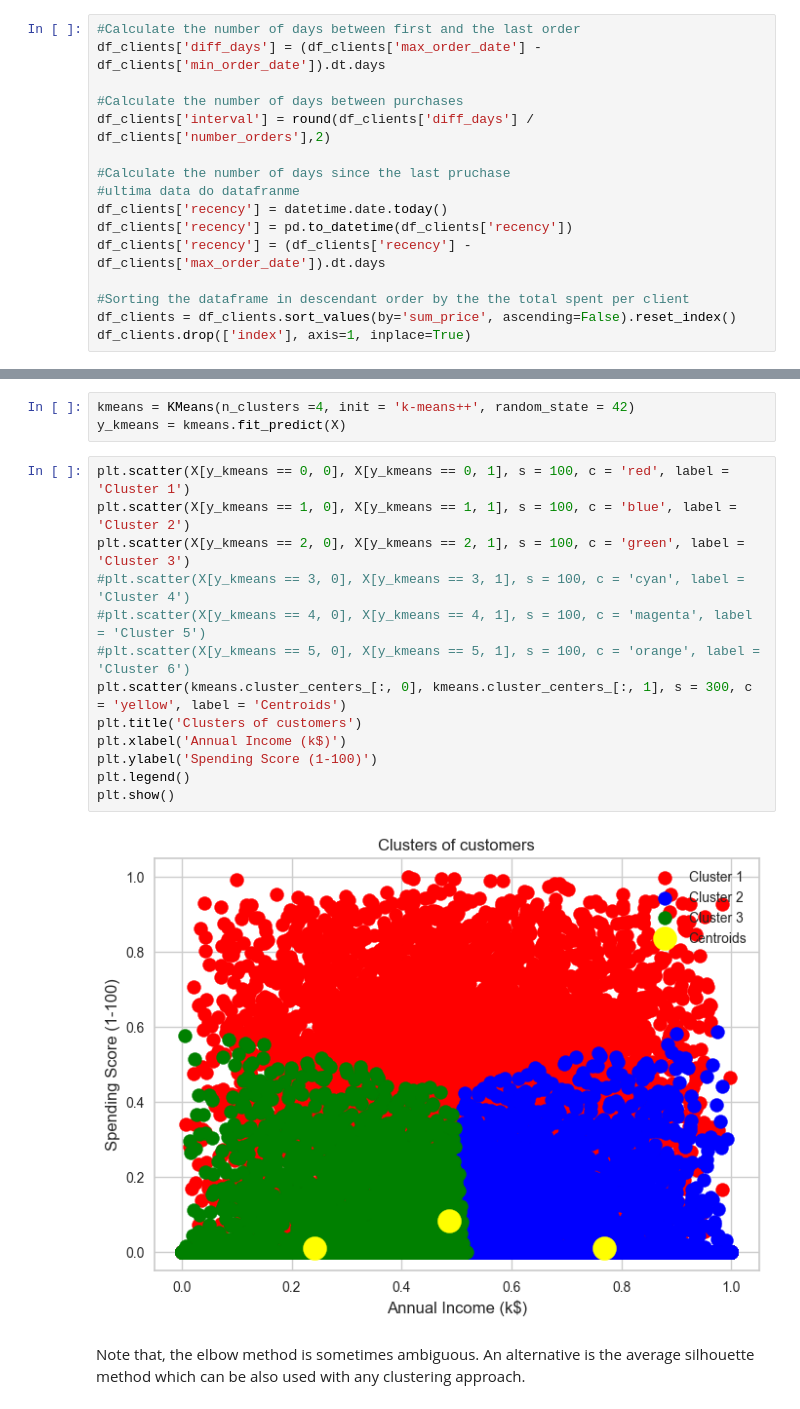
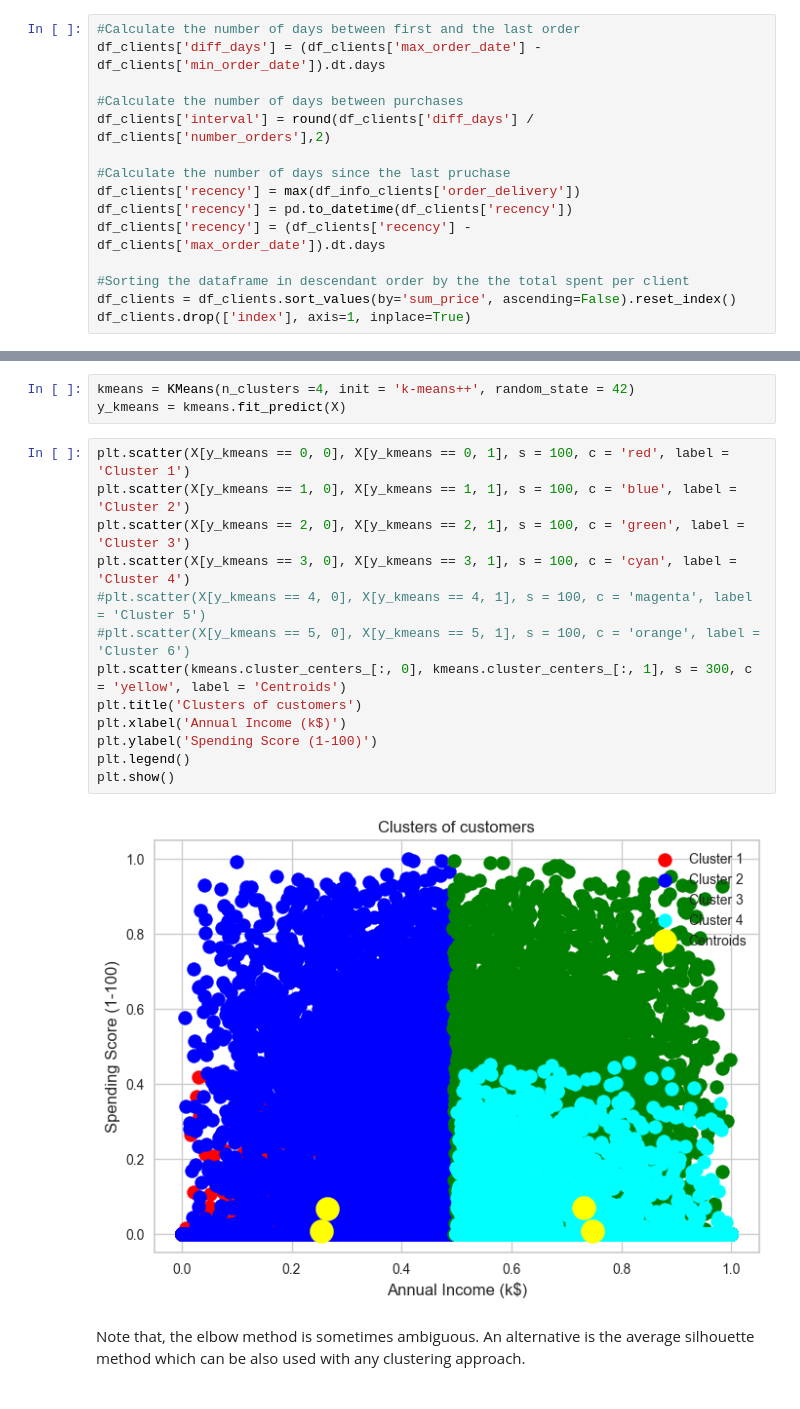
Before and after one commit to barbarafarah/clustering-clients, a Jupyter notebook: classifyng-customers.ipynb, the cells around one changed output, grey strips where cells are left out. Cells and saved outputs as stored; diff of their text form.

```diff
--- a/classifyng-customers.ipynb
+++ b/classifyng-customers.ipynb
@@ -222,8 +232,7 @@ df_clients['diff_days'] = (df_clients['max_order_date'] - df_clients['min_order_
 df_clients['interval'] = round(df_clients['diff_days'] / df_clients['number_orders'],2)
 
 #Calculate the number of days since the last pruchase
-#ultima data do datafranme
-df_clients['recency'] = datetime.date.today()
+df_clients['recency'] = max(df_info_clients['order_delivery'])
 df_clients['recency'] = pd.to_datetime(df_clients['recency'])
 df_clients['recency'] = (df_clients['recency'] - df_clients['max_order_date']).dt.days
 
@@ -625,18 +660,18 @@ y_kmeans = kmeans.fit_predict(X)
 # %%
 plt.scatter(X[y_kmeans == 0, 0], X[y_kmeans == 0, 1], s = 100, c = 'red', label = 'Cluster 1')
 plt.scatter(X[y_kmeans == 1, 0], X[y_kmeans == 1, 1], s = 100, c = 'blue', label = 'Cluster 2')
 plt.scatter(X[y_kmeans == 2, 0], X[y_kmeans == 2, 1], s = 100, c = 'green', label = 'Cluster 3')
-#plt.scatter(X[y_kmeans == 3, 0], X[y_kmeans == 3, 1], s = 100, c = 'cyan', label = 'Cluster 4')
+plt.scatter(X[y_kmeans == 3, 0], X[y_kmeans == 3, 1], s = 100, c = 'cyan', label = 'Cluster 4')
 #plt.scatter(X[y_kmeans == 4, 0], X[y_kmeans == 4, 1], s = 100, c = 'magenta', label = 'Cluster 5')
 #plt.scatter(X[y_kmeans == 5, 0], X[y_kmeans == 5, 1], s = 100, c = 'orange', label = 'Cluster 6')
 plt.scatter(kmeans.cluster_centers_[:, 0], kmeans.cluster_centers_[:, 1], s = 300, c = 'yellow', label = 'Centroids')
 plt.title('Clusters of customers')
 plt.xlabel('Annual Income (k$)')
 plt.ylabel('Spending Score (1-100)')
 plt.legend()
 plt.show()
 # %% [output]
-[figure, old version]
+[figure, new version]
 # %% [markdown]
 Note that, the elbow method is sometimes ambiguous. An alternative is the average silhouette method which can be also used with any clustering approach.
 # %% [markdown]
```
Also changed, not shown: parts of 26 cells of this notebook.
